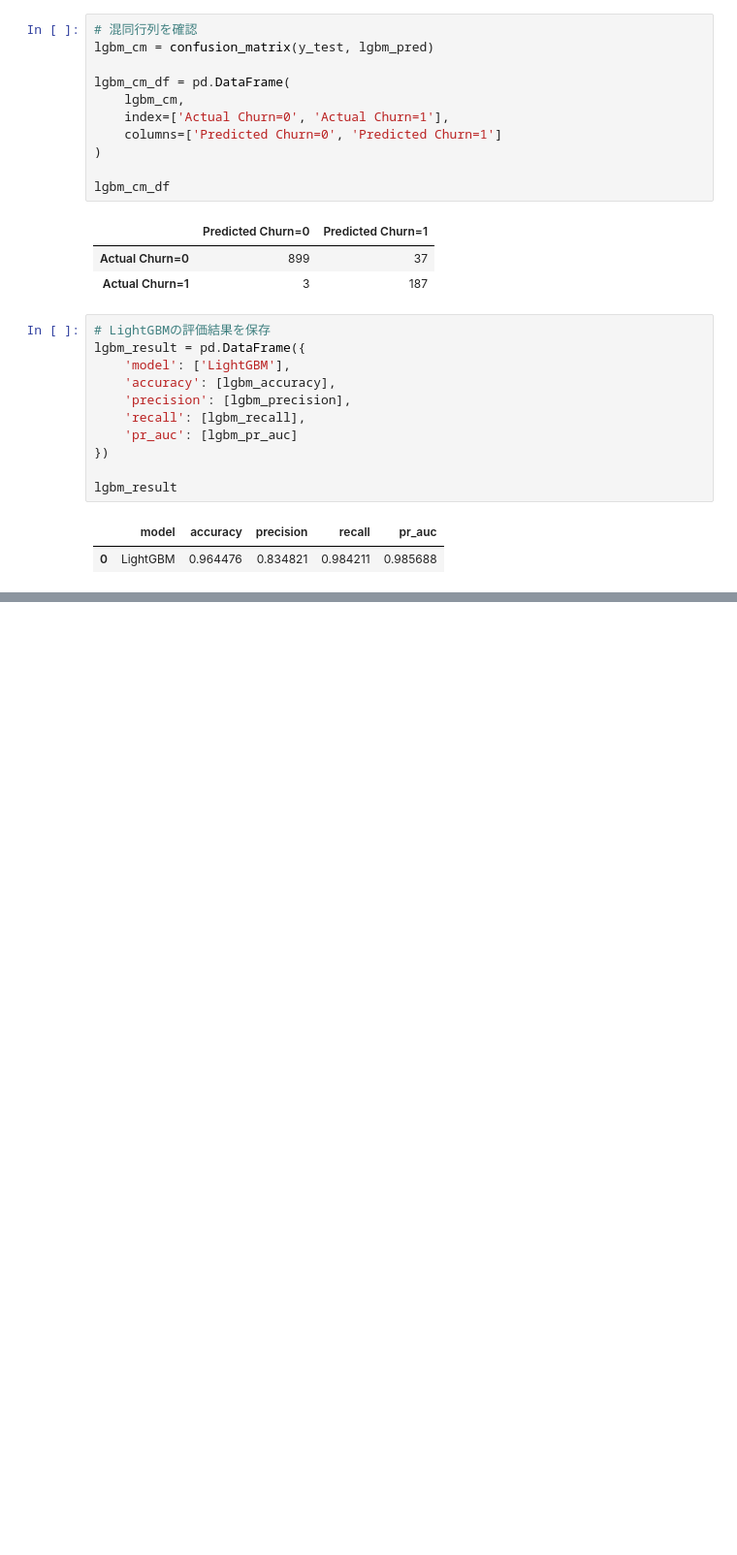
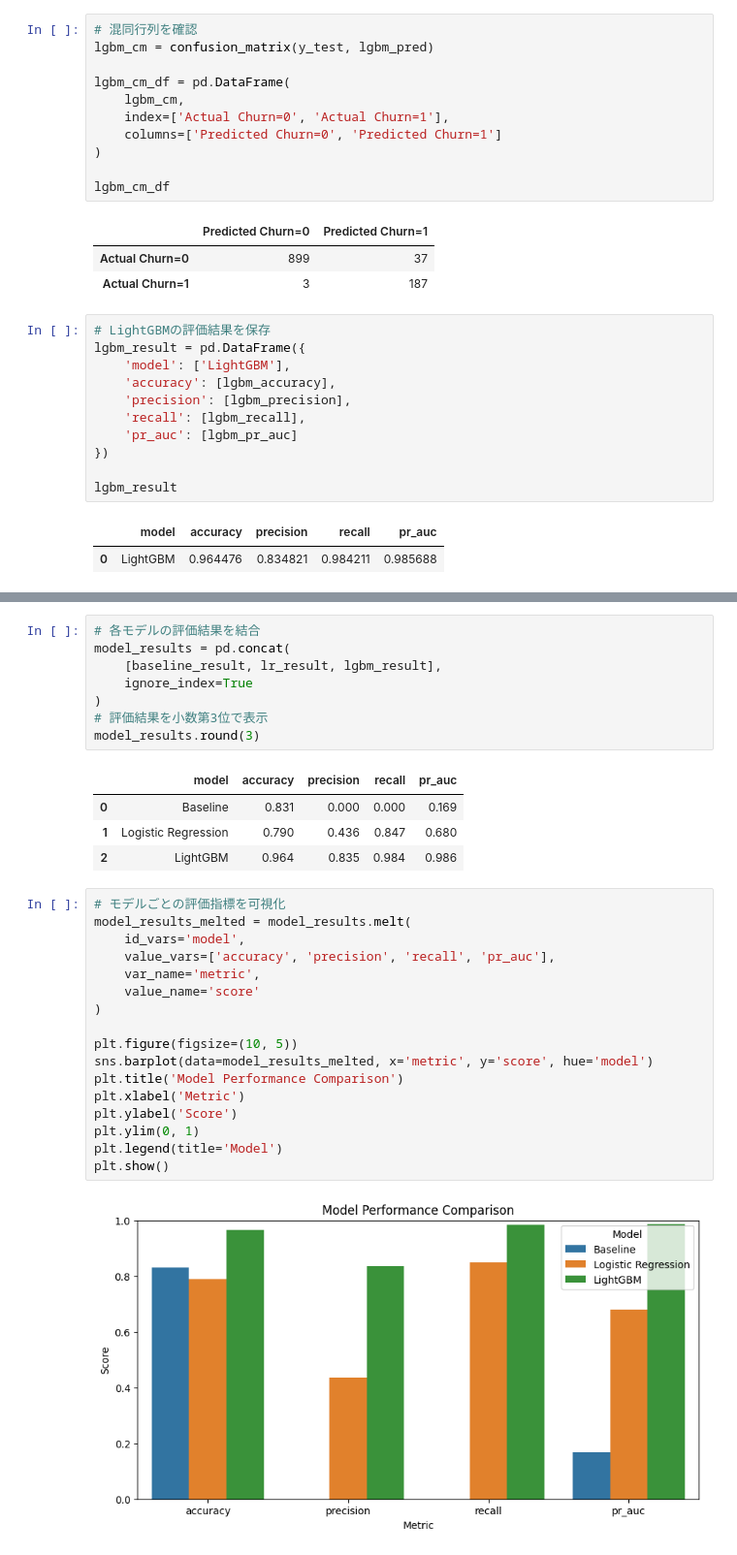
Before and after one commit to toshi039a/retail-demand-forecast, a Jupyter notebook: 離脱予測PF_20260501.ipynb, the cells around one changed output, grey strips where cells are left out. Shown at 97% size. Drawn from its saved outputs; the diff is of its cells as text; blank space fills up the shorter version.

```diff
--- a/離脱予測PF_20260501.ipynb
+++ b/離脱予測PF_20260501.ipynb
@@ -1113,0 +1126,32 @@ lgbm_result
+# %%
+# 各モデルの評価結果を結合
+model_results = pd.concat(
+    [baseline_result, lr_result, lgbm_result],
+    ignore_index=True
+)
+# 評価結果を小数第3位で表示
+model_results.round(3)
+# %% [output]
+|  | model | accuracy | precision | recall | pr_auc |
+| 0 | Baseline | 0.831 | 0.000 | 0.000 | 0.169 |
+| 1 | Logistic Regression | 0.790 | 0.436 | 0.847 | 0.680 |
+| 2 | LightGBM | 0.964 | 0.835 | 0.984 | 0.986 |
+# %%
+# モデルごとの評価指標を可視化
+model_results_melted = model_results.melt(
+    id_vars='model',
+    value_vars=['accuracy', 'precision', 'recall', 'pr_auc'],
+    var_name='metric',
+    value_name='score'
+)
+
+plt.figure(figsize=(10, 5))
+sns.barplot(data=model_results_melted, x='metric', y='score', hue='model')
+plt.title('Model Performance Comparison')
+plt.xlabel('Metric')
+plt.ylabel('Score')
+plt.ylim(0, 1)
+plt.legend(title='Model')
+plt.show()
+# %% [output]
+[figure, added]
```
Also changed, not shown: parts of 3 cells of this notebook.
